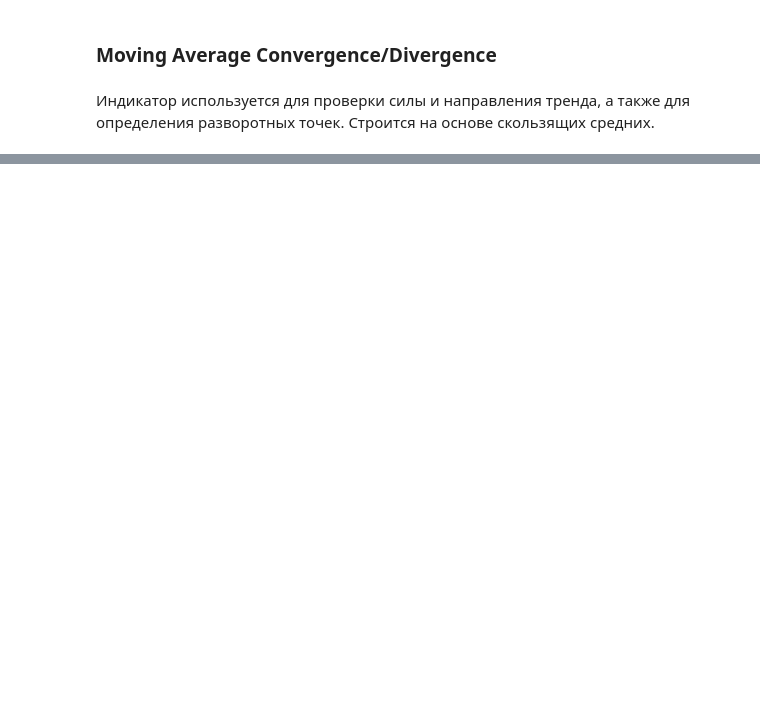
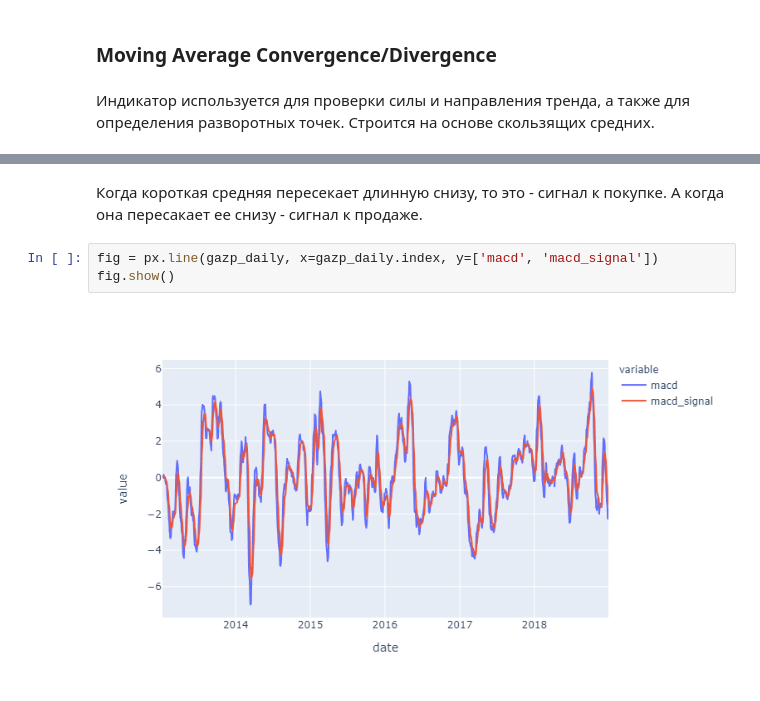
Before and after one commit to kostya-gh/stocks_prediction, a Jupyter notebook: analysis.ipynb, the cells around one changed output, grey strips where cells are left out. Cells and saved outputs as stored; diff of their text form; blank space fills up the shorter version.

```diff
--- a/analysis.ipynb
+++ b/analysis.ipynb
@@ -59,0 +49,7 @@ memory usage: 70.7 KB
+# %% [markdown]
+Когда короткая средняя пересекает длинную снизу, то это - сигнал к покупке. А когда она пересакает ее снизу - сигнал к продаже.
+# %%
+fig = px.line(gazp_daily, x=gazp_daily.index, y=['macd', 'macd_signal'])
+fig.show()
+# %% [output]
+[figure, added]
```
Also changed, not shown: parts of 13 cells of this notebook.
